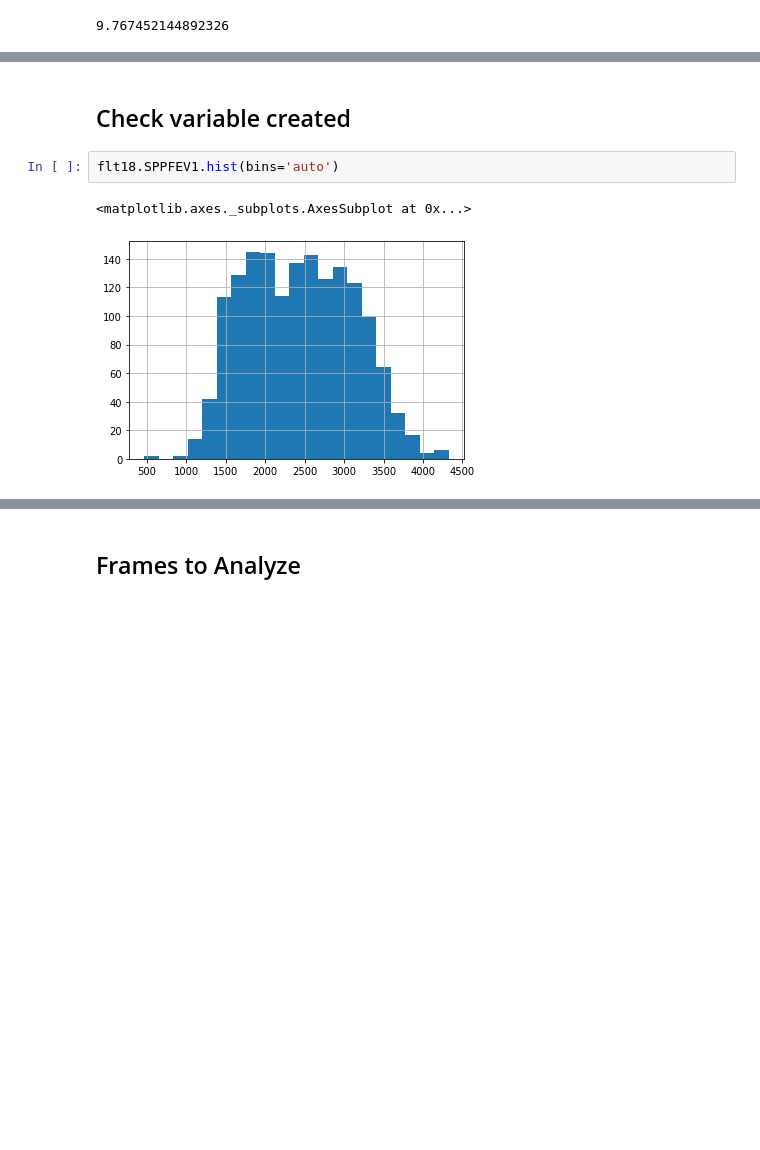
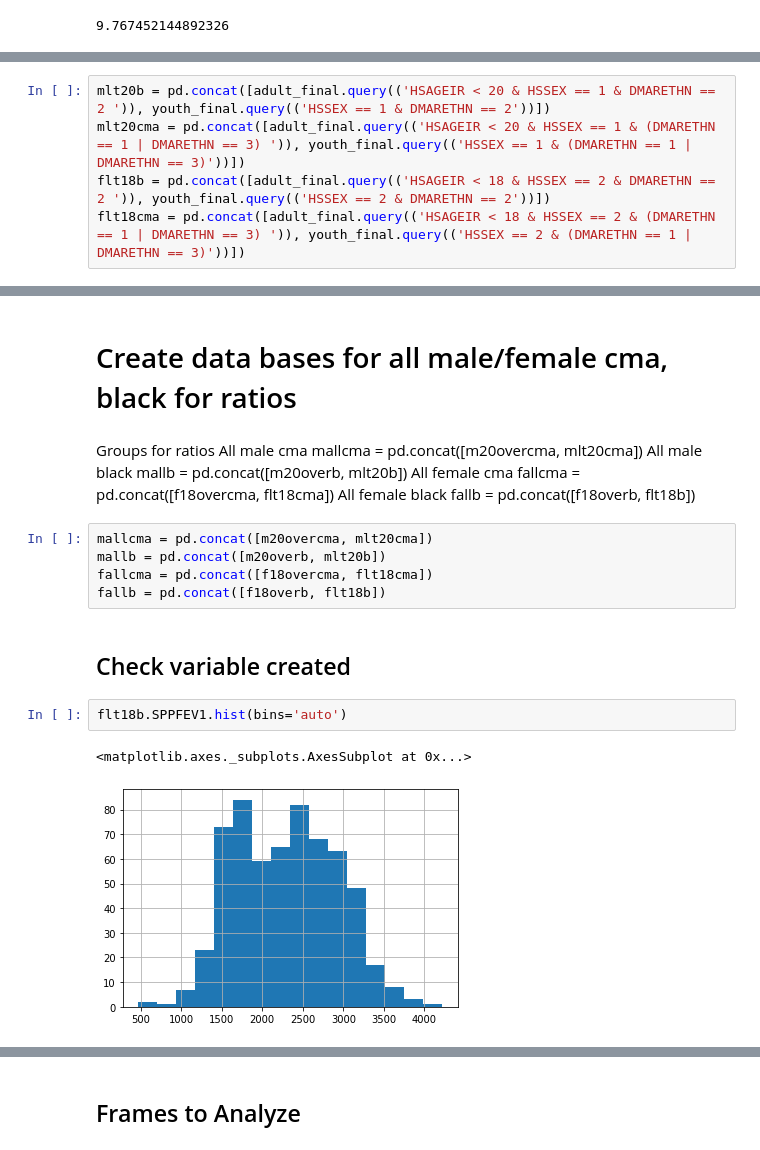
Before and after one commit to climatebrad/nhanes, a Jupyter notebook: nhanes.doug-Copy1.ipynb, the cells around one changed output, grey strips where cells are left out. Cells and saved outputs as stored; diff of their text form; blank space fills up the shorter version.

Commit message:
data bases, variable lists, regression age done

```diff
--- a/nhanes.doug-Copy1.ipynb
+++ b/nhanes.doug-Copy1.ipynb
@@ -1006,0 +1006,5 @@ createvariables (adult_final)
+# %%
+mlt20b = pd.concat([adult_final.query(('HSAGEIR < 20 & HSSEX == 1 & DMARETHN == 2 ')), youth_final.query(('HSSEX == 1 & DMARETHN == 2'))])
+mlt20cma = pd.concat([adult_final.query(('HSAGEIR < 20 & HSSEX == 1 & (DMARETHN == 1 | DMARETHN == 3) ')), youth_final.query(('HSSEX == 1 & (DMARETHN == 1 | DMARETHN == 3)'))])
+flt18b = pd.concat([adult_final.query(('HSAGEIR < 18 & HSSEX == 2 & DMARETHN == 2 ')), youth_final.query(('HSSEX == 2 & DMARETHN == 2'))])
+flt18cma = pd.concat([adult_final.query(('HSAGEIR < 18 & HSSEX == 2 & (DMARETHN == 1 | DMARETHN == 3) ')), youth_final.query(('HSSEX == 2 & (DMARETHN == 1 | DMARETHN == 3)'))])
@@ -1007,8 +1024,21 @@ createvariables (adult_final)
+# %% [markdown]
+# Create data bases for all male/female cma, black for ratios
+# %% [markdown]
+Groups for ratios
+All male cma  mallcma = pd.concat([m20overcma, mlt20cma])
+All male black  mallb = pd.concat([m20overb, mlt20b])
+All female cma  fallcma = pd.concat([f18overcma, flt18cma])
+All female black  fallb = pd.concat([f18overb, flt18b])
+# %%
+mallcma = pd.concat([m20overcma, mlt20cma])
+mallb = pd.concat([m20overb, mlt20b])
+fallcma = pd.concat([f18overcma, flt18cma])
+fallb = pd.concat([f18overb, flt18b])
 # %% [markdown]
 ## Check variable created
 # %%
-flt18.SPPFEV1.hist(bins='auto')
+flt18b.SPPFEV1.hist(bins='auto')
 # %% [output]
 <matplotlib.axes._subplots.AxesSubplot at 0x...>
-[figure, old version]
+[figure, new version]
 # %%
```
Also changed, not shown: parts of 90 cells of this notebook.
